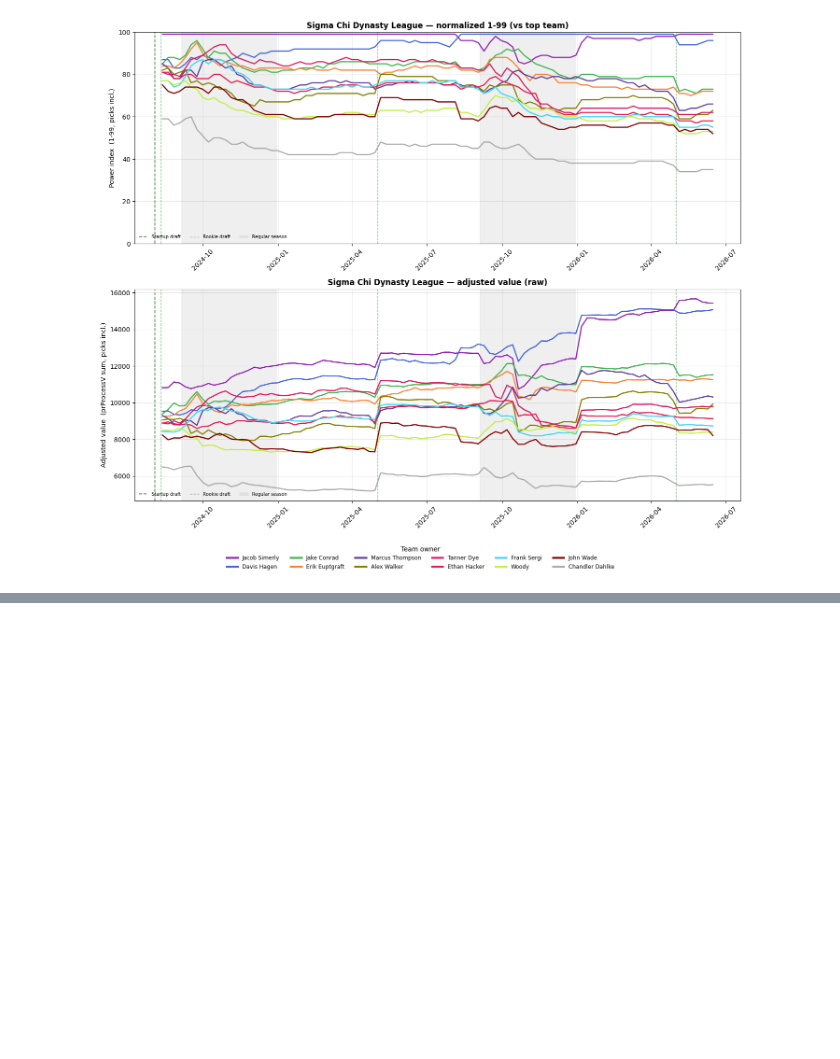
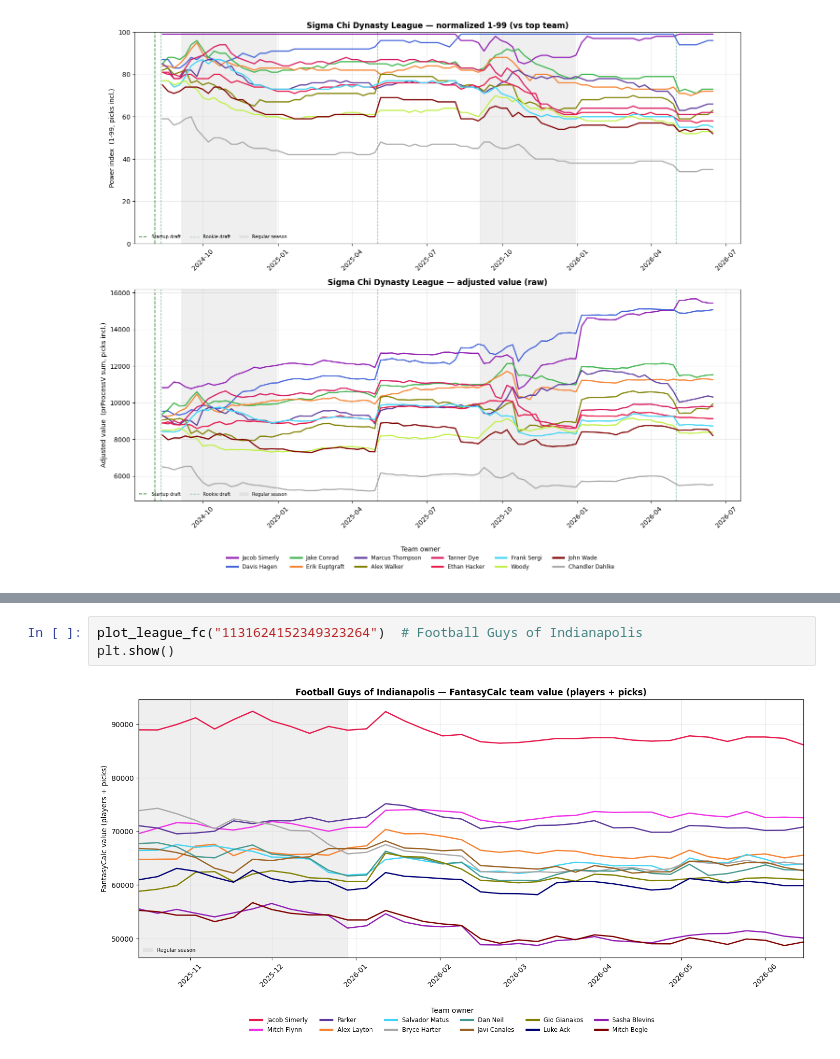
Before and after one commit to jsimerly/fantasy-analysis, a Jupyter notebook: analysis/02_team_value_over_time.ipynb, the cells around one changed output, grey strips where cells are left out. Saved outputs shown, nothing was run; the diff lists cells and outputs as text; blank space fills up the shorter version.

```diff
--- a/analysis/02_team_value_over_time.ipynb
+++ b/analysis/02_team_value_over_time.ipynb
@@ -218,0 +283,5 @@ plt.show()
+# %%
+plot_league_fc("1131624152349323264")  # Football Guys of Indianapolis
+plt.show()
+# %% [output]
+[figure, added]
```
Also changed, not shown: parts of 6 cells of this notebook.
